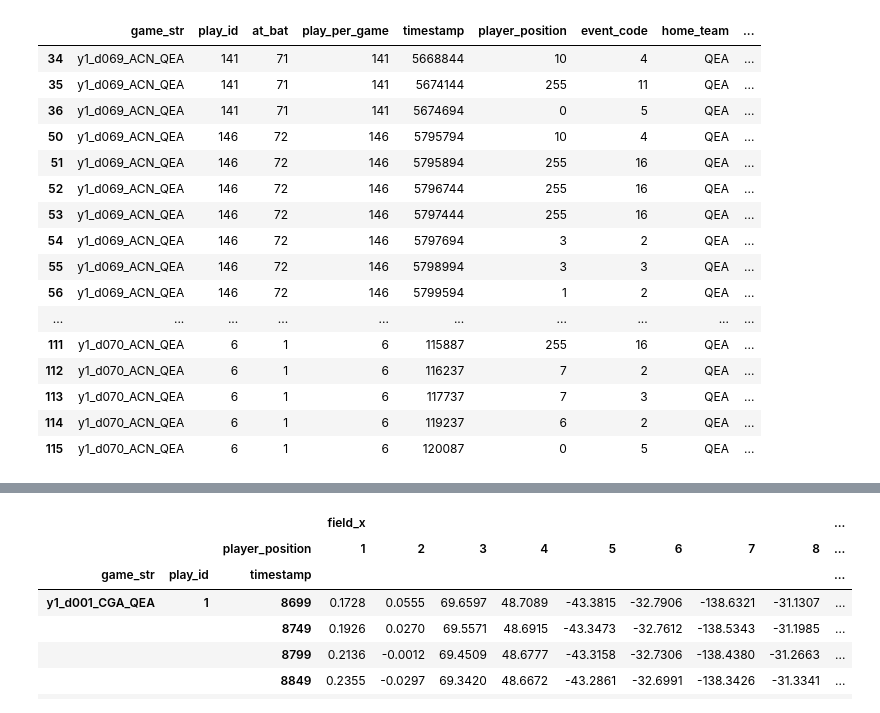
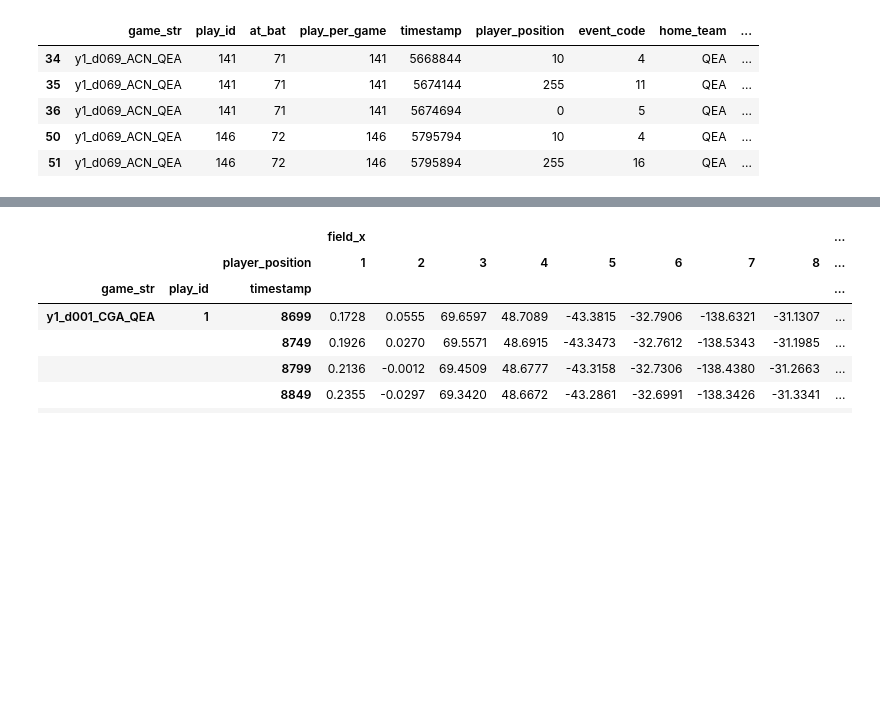
Before and after one commit to alexfrederick1/The-Man-in-the-Middle, a Jupyter notebook: startercode-py.ipynb, the cells around one changed output, grey strips where cells are left out. Cells and saved outputs as stored; diff of their text form; code cells hidden in the pictures; blank space fills up the shorter version.

```diff
--- a/startercode-py.ipynb
+++ b/startercode-py.ipynb
@@ -108,39 +88,28 @@ big_ie.head(25)
 # %%
 prev2 = big_ie['event_code'].shift(2)
 prev1 = big_ie['event_code'].shift(1)
 curr  = big_ie['event_code']
 next1 = big_ie['event_code'].shift(-1)
 next2 = big_ie['event_code'].shift(-2)
 
 pattern1 = (curr == 5) & (prev1 == 2) & (prev2 == 1)  # non hit pitch
 pattern2 = (curr == 1) & (next1 == 2) & (next2 == 5)
 pattern3 = (curr == 2) & (prev1 == 1) & (next1 == 5)
 pattern4 = (curr == 5) & (prev1 == 4) # foul
 pattern5 = (curr == 4) & (next1 == 5)
 pattern6 = (curr == 1) # don't care about pitches
 
 big_ie['non_play'] = pattern1 | pattern2 | pattern3 | pattern4 | pattern5 | pattern6
 
 balls_in_play = big_ie[big_ie['non_play'] == False]
-balls_in_play.head(30)
+balls_in_play.head()
 # %% [output]
 |  | game_str | play_id | at_bat | play_per_game | timestamp | player_position | event_code | home_team | ... |
 | 34 | y1_d069_ACN_QEA | 141 | 71 | 141 | 5668844 | 10 | 4 | QEA | ... |
 | 35 | y1_d069_ACN_QEA | 141 | 71 | 141 | 5674144 | 255 | 11 | QEA | ... |
 | 36 | y1_d069_ACN_QEA | 141 | 71 | 141 | 5674694 | 0 | 5 | QEA | ... |
 | 50 | y1_d069_ACN_QEA | 146 | 72 | 146 | 5795794 | 10 | 4 | QEA | ... |
 | 51 | y1_d069_ACN_QEA | 146 | 72 | 146 | 5795894 | 255 | 16 | QEA | ... |
-| 52 | y1_d069_ACN_QEA | 146 | 72 | 146 | 5796744 | 255 | 16 | QEA | ... |
-| 53 | y1_d069_ACN_QEA | 146 | 72 | 146 | 5797444 | 255 | 16 | QEA | ... |
-| 54 | y1_d069_ACN_QEA | 146 | 72 | 146 | 5797694 | 3 | 2 | QEA | ... |
-| 55 | y1_d069_ACN_QEA | 146 | 72 | 146 | 5798994 | 3 | 3 | QEA | ... |
-| 56 | y1_d069_ACN_QEA | 146 | 72 | 146 | 5799594 | 1 | 2 | QEA | ... |
-| ... | ... | ... | ... | ... | ... | ... | ... | ... | ... |
-| 111 | y1_d070_ACN_QEA | 6 | 1 | 6 | 115887 | 255 | 16 | QEA | ... |
-| 112 | y1_d070_ACN_QEA | 6 | 1 | 6 | 116237 | 7 | 2 | QEA | ... |
-| 113 | y1_d070_ACN_QEA | 6 | 1 | 6 | 117737 | 7 | 3 | QEA | ... |
-| 114 | y1_d070_ACN_QEA | 6 | 1 | 6 | 119237 | 6 | 2 | QEA | ... |
-| 115 | y1_d070_ACN_QEA | 6 | 1 | 6 | 120087 | 0 | 5 | QEA | ... |
 # %%
 ball_pos_df = ball_pos_ds.to_table().to_pandas()
 player_pos_df = player_pos_ds.to_table().to_pandas()
```
Also changed, not shown: parts of 12 cells of this notebook.
